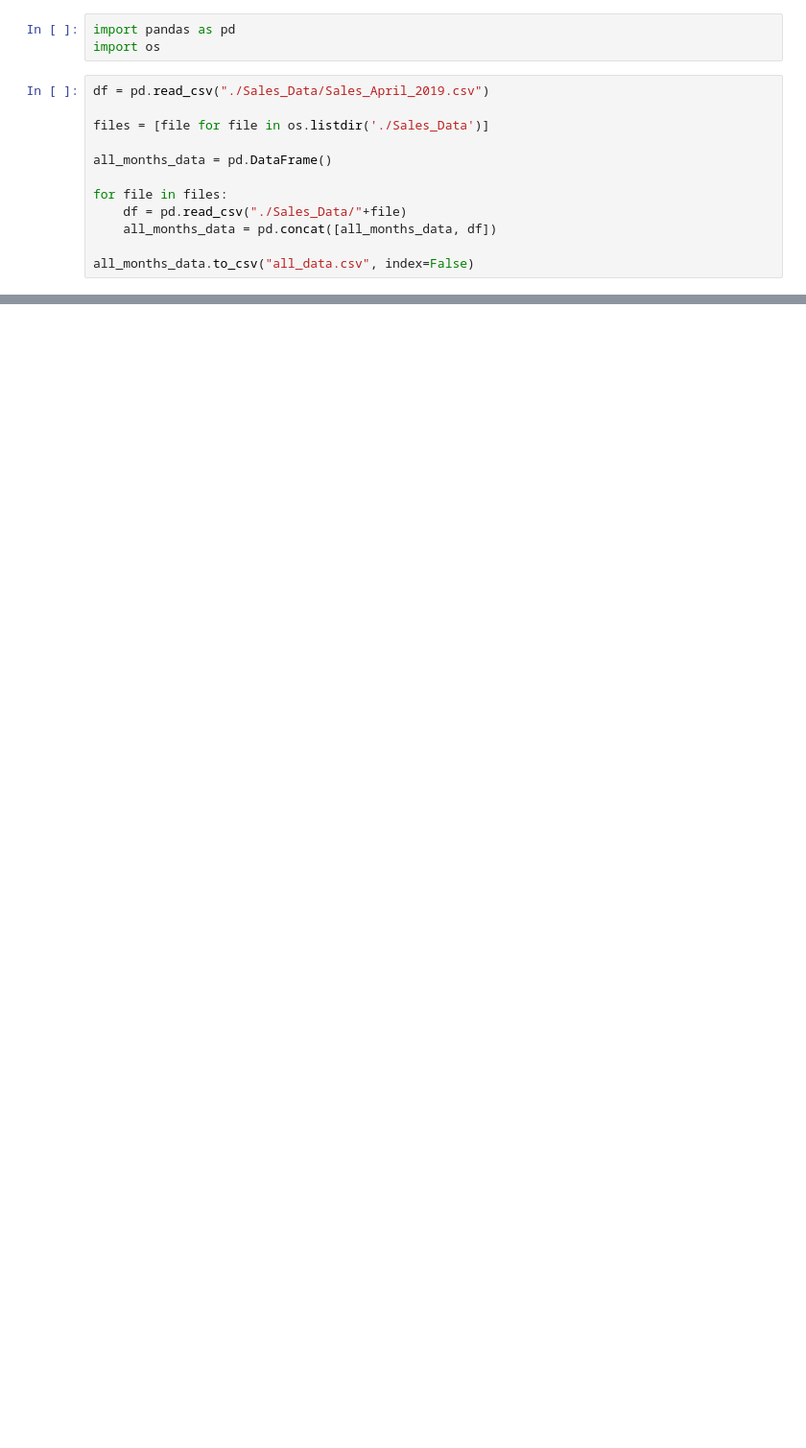
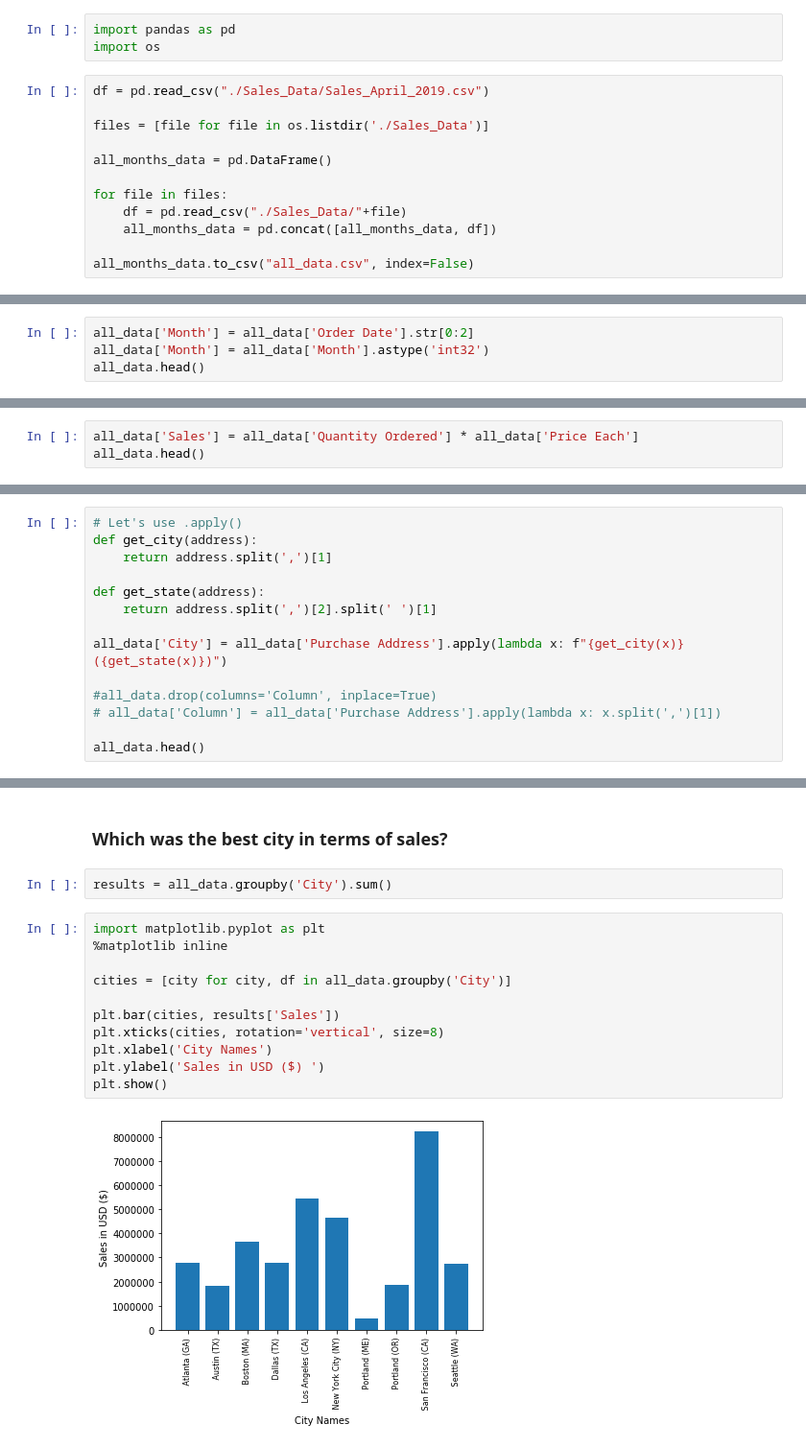
Before and after one commit to SiddarthSamdani/Pandas_Sales_Analysis, a Jupyter notebook: Analysis.ipynb, the cells around one changed output, grey strips where cells are left out. Shown: that part at 96% size. Cells and saved outputs as stored; diff of their text form; blank space fills up the shorter version.

Commit message:
Various analysis related to products and sales are performed

```diff
--- a/Analysis.ipynb
+++ b/Analysis.ipynb
@@ -30,0 +40,4 @@ all_data = all_data.dropna(how='all')s
+# %%
+all_data['Month'] = all_data['Order Date'].str[0:2]
+all_data['Month'] = all_data['Month'].astype('int32')
+all_data.head()
@@ -30,0 +53,3 @@ all_data = all_data.dropna(how='all')s
+# %%
+all_data['Sales'] = all_data['Quantity Ordered'] * all_data['Price Each']
+all_data.head()
@@ -30,0 +65,14 @@ all_data = all_data.dropna(how='all')s
+# %%
+# Let's use .apply()
+def get_city(address):
+    return address.split(',')[1]
+
+def get_state(address):
+    return address.split(',')[2].split(' ')[1]
+
+all_data['City'] = all_data['Purchase Address'].apply(lambda x: f"{get_city(x)} ({get_state(x)})")
+
+#all_data.drop(columns='Column', inplace=True)
+# all_data['Column'] = all_data['Purchase Address'].apply(lambda x: x.split(',')[1])
+
+all_data.head()
@@ -30,0 +104,17 @@ all_data = all_data.dropna(how='all')s
+# %% [markdown]
+###  Which was the best city in terms of sales?
+# %%
+results = all_data.groupby('City').sum()
+# %%
+import matplotlib.pyplot as plt
+%matplotlib inline
+
+cities = [city for city, df in all_data.groupby('City')]
+
+plt.bar(cities, results['Sales'])
+plt.xticks(cities, rotation='vertical', size=8)
+plt.xlabel('City Names')
+plt.ylabel('Sales in USD ($) ')
+plt.show()
+# %% [output]
+[figure, added]
```
Also changed, not shown: parts of 25 cells of this notebook.
